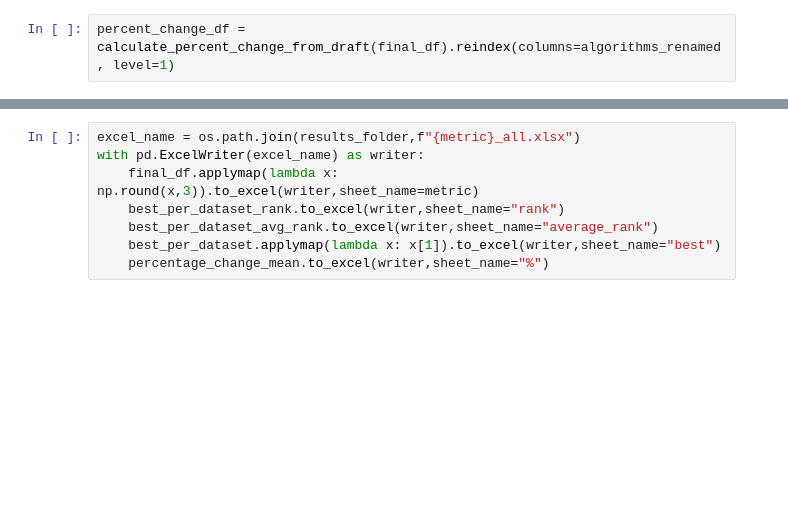
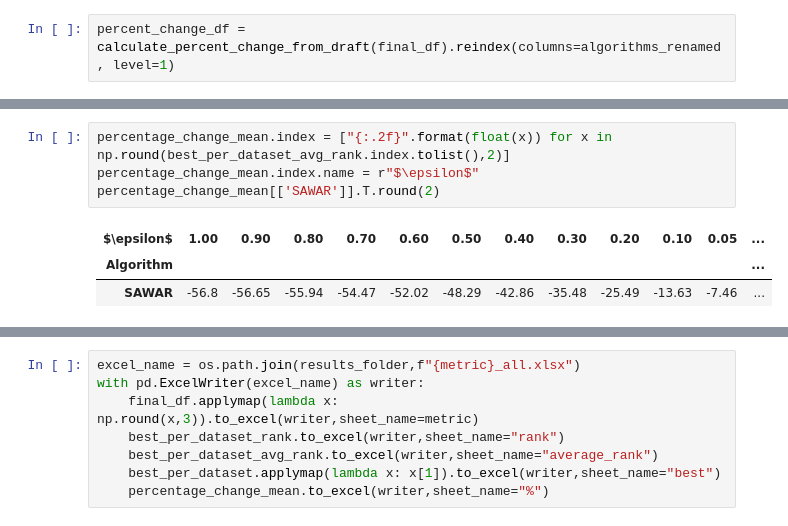
Before and after one commit to mlpotter/SAWAR, a Jupyter notebook: results_compilation.ipynb, the cells around one changed output, grey strips where cells are left out. Drawn from its saved outputs; the diff is of its cells as text; blank space fills up the shorter version.

```diff
--- a/results_compilation.ipynb
+++ b/results_compilation.ipynb
@@ -163,0 +278,8 @@ percentage_change_mean
+# %%
+percentage_change_mean.index = ["{:.2f}".format(float(x)) for x in np.round(best_per_dataset_avg_rank.index.tolist(),2)]
+percentage_change_mean.index.name = r"$\epsilon$"
+percentage_change_mean[['SAWAR']].T.round(2)
+# %% [output]
+| $\epsilon$ | 1.00 | 0.90 | 0.80 | 0.70 | 0.60 | 0.50 | 0.40 | 0.30 | 0.20 | 0.10 | 0.05 | ... |
+| Algorithm |  |  |  |  |  |  |  |  |  |  |  | ... |
+| SAWAR | -56.8 | -56.65 | -55.94 | -54.47 | -52.02 | -48.29 | -42.86 | -35.48 | -25.49 | -13.63 | -7.46 | ... |
```
Also changed, not shown: parts of 32 cells of this notebook, 4 other files.
